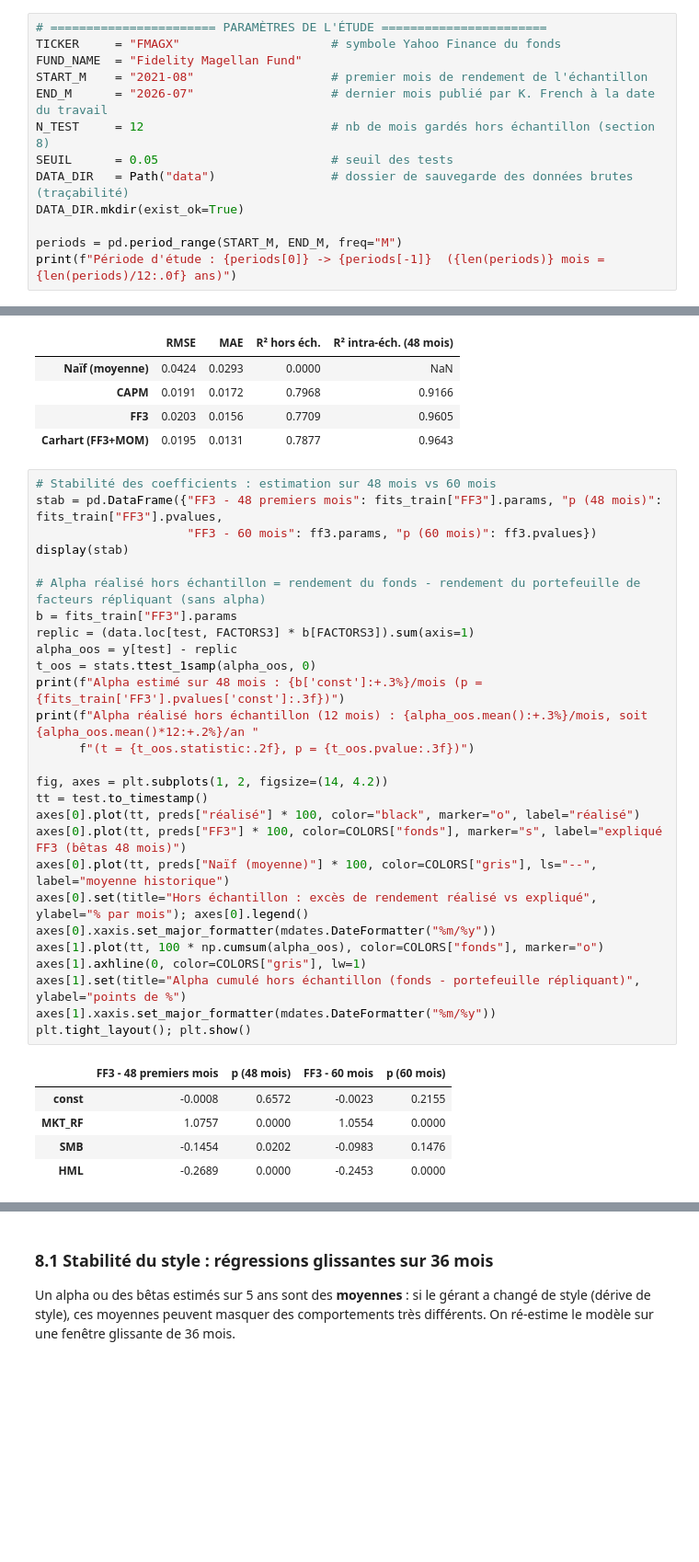
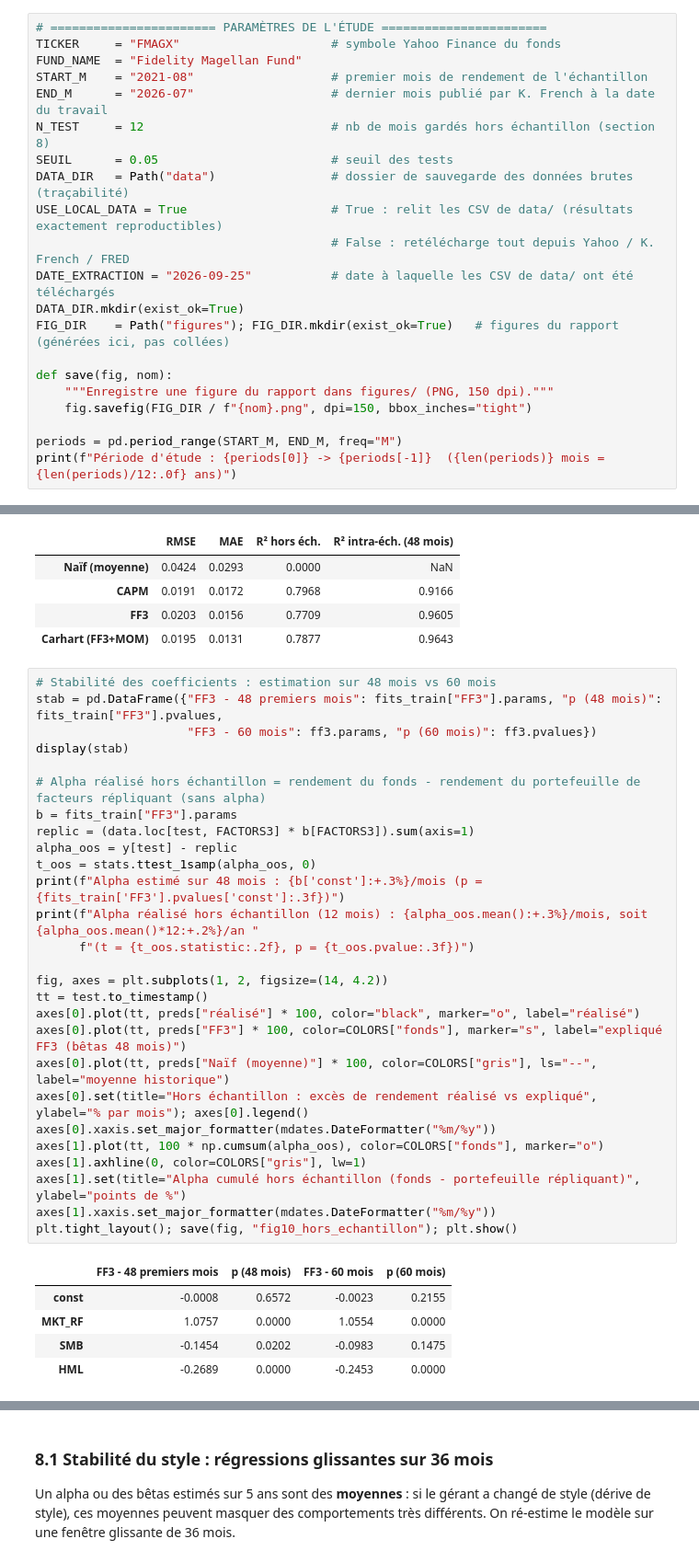
Before and after one commit to Rjk3d/Fama_French_FISEA2_G5, a Jupyter notebook: Projet1_G5.ipynb, the cells around one changed output, grey strips where cells are left out. Shown at 92% size. Drawn from its saved outputs; the diff is of its cells as text; blank space fills up the shorter version.

```diff
--- a/Projet1_G5.ipynb
+++ b/Projet1_G5.ipynb
@@ -135,7 +138,15 @@ END_M      = "2026-07"                   # dernier mois publié par K. French à
 N_TEST     = 12                          # nb de mois gardés hors échantillon (section 8)
 SEUIL      = 0.05                        # seuil des tests
 DATA_DIR   = Path("data")                # dossier de sauvegarde des données brutes (traçabilité)
+USE_LOCAL_DATA = True                    # True : relit les CSV de data/ (résultats exactement reproductibles)
+                                         # False : retélécharge tout depuis Yahoo / K. French / FRED
+DATE_EXTRACTION = "2026-09-25"           # date à laquelle les CSV de data/ ont été téléchargés
 DATA_DIR.mkdir(exist_ok=True)
+FIG_DIR    = Path("figures"); FIG_DIR.mkdir(exist_ok=True)   # figures du rapport (générées ici, pas collées)
+
+def save(fig, nom):
+    """Enregistre une figure du rapport dans figures/ (PNG, 150 dpi)."""
+    fig.savefig(FIG_DIR / f"{nom}.png", dpi=150, bbox_inches="tight")
 
 periods = pd.period_range(START_M, END_M, freq="M")
 print(f"Période d'étude : {periods[0]} -> {periods[-1]}  ({len(periods)} mois = {len(periods)/12:.0f} ans)")
@@ -1066,35 +1201,35 @@ Estimation : 2021-08 -> 2025-07 (48 mois) | Test : 2025-08 -> 2026-07 (12 mois)
 # %%
 # Stabilité des coefficients : estimation sur 48 mois vs 60 mois
 stab = pd.DataFrame({"FF3 - 48 premiers mois": fits_train["FF3"].params, "p (48 mois)": fits_train["FF3"].pvalues,
                      "FF3 - 60 mois": ff3.params, "p (60 mois)": ff3.pvalues})
 display(stab)
 
 # Alpha réalisé hors échantillon = rendement du fonds - rendement du portefeuille de facteurs répliquant (sans alpha)
 b = fits_train["FF3"].params
 replic = (data.loc[test, FACTORS3] * b[FACTORS3]).sum(axis=1)
 alpha_oos = y[test] - replic
 t_oos = stats.ttest_1samp(alpha_oos, 0)
 print(f"Alpha estimé sur 48 mois : {b['const']:+.3%}/mois (p = {fits_train['FF3'].pvalues['const']:.3f})")
 print(f"Alpha réalisé hors échantillon (12 mois) : {alpha_oos.mean():+.3%}/mois, soit {alpha_oos.mean()*12:+.2%}/an "
       f"(t = {t_oos.statistic:.2f}, p = {t_oos.pvalue:.3f})")
 
 fig, axes = plt.subplots(1, 2, figsize=(14, 4.2))
 tt = test.to_timestamp()
 axes[0].plot(tt, preds["réalisé"] * 100, color="black", marker="o", label="réalisé")
 axes[0].plot(tt, preds["FF3"] * 100, color=COLORS["fonds"], marker="s", label="expliqué FF3 (bêtas 48 mois)")
 axes[0].plot(tt, preds["Naïf (moyenne)"] * 100, color=COLORS["gris"], ls="--", label="moyenne historique")
 axes[0].set(title="Hors échantillon : excès de rendement réalisé vs expliqué", ylabel="% par mois"); axes[0].legend()
 axes[0].xaxis.set_major_formatter(mdates.DateFormatter("%m/%y"))
 axes[1].plot(tt, 100 * np.cumsum(alpha_oos), color=COLORS["fonds"], marker="o")
 axes[1].axhline(0, color=COLORS["gris"], lw=1)
 axes[1].set(title="Alpha cumulé hors échantillon (fonds - portefeuille répliquant)", ylabel="points de %")
 axes[1].xaxis.set_major_formatter(mdates.DateFormatter("%m/%y"))
-plt.tight_layout(); plt.show()
+plt.tight_layout(); save(fig, "fig10_hors_echantillon"); plt.show()
 # %% [output]
 |  | FF3 - 48 premiers mois | p (48 mois) | FF3 - 60 mois | p (60 mois) |
 | const | -0.0008 | 0.6572 | -0.0023 | 0.2155 |
 | MKT_RF | 1.0757 | 0.0000 | 1.0554 | 0.0000 |
-| SMB | -0.1454 | 0.0202 | -0.0983 | 0.1476 |
+| SMB | -0.1454 | 0.0202 | -0.0983 | 0.1475 |
 | HML | -0.2689 | 0.0000 | -0.2453 | 0.0000 |
 Alpha estimé sur 48 mois : -0.077%/mois (p = 0.657)
 Alpha réalisé hors échantillon (12 mois) : -0.961%/mois, soit -11.53%/an (t = -1.74, p = 0.109)
```
Also changed, not shown: parts of 34 cells of this notebook, 32 other files.
